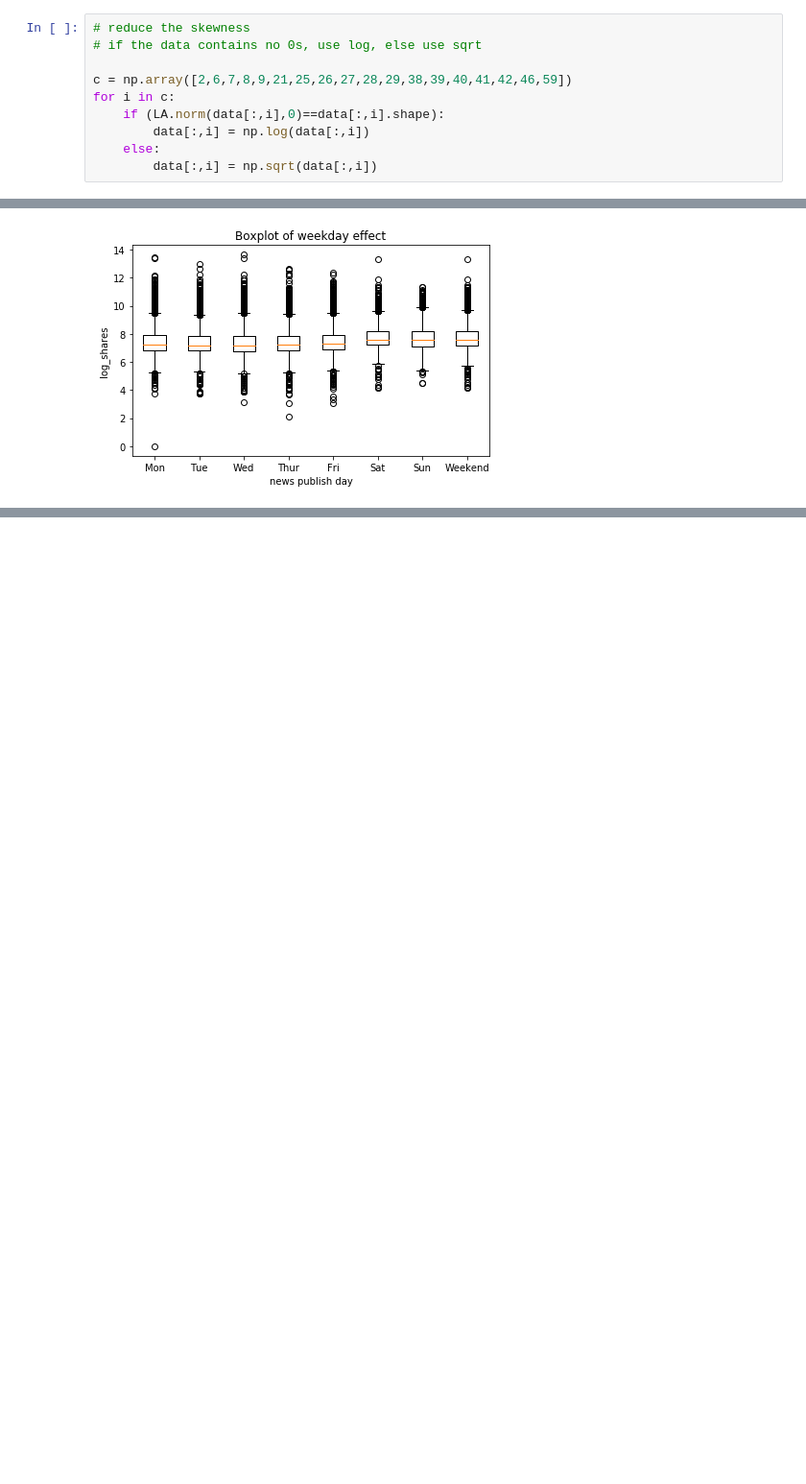
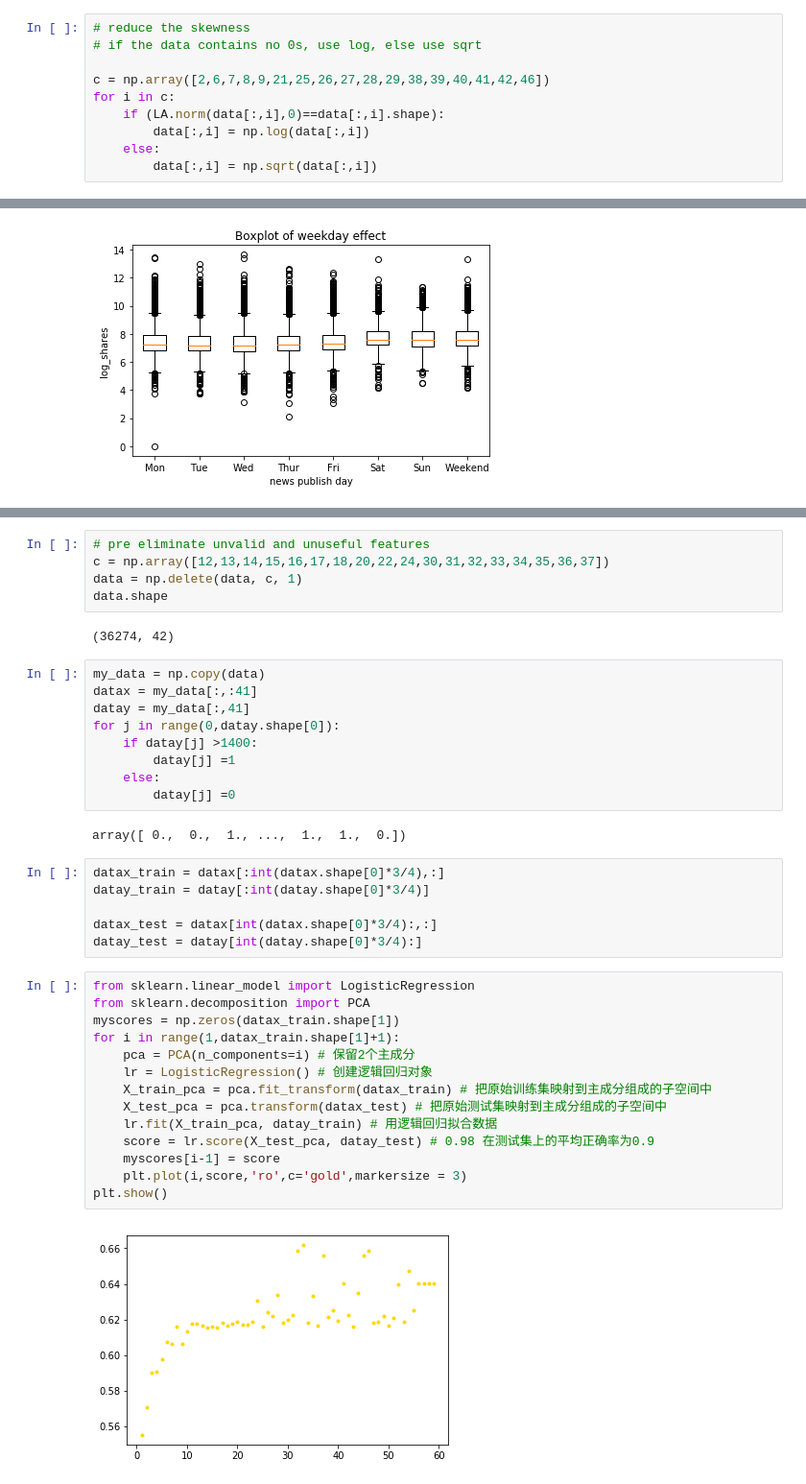
Before and after one commit to avaqi29/news-popularity-ML, a Jupyter notebook: data preprocessing/Data preprocessing.ipynb, the cells around one changed output, grey strips where cells are left out. Shown at 96% size. Saved outputs shown, nothing was run; the diff lists cells and outputs as text; blank space fills up the shorter version.

Commit message:
update logic regression

```diff
--- a/data preprocessing/Data preprocessing.ipynb
+++ b/data preprocessing/Data preprocessing.ipynb
@@ -77,7 +77,7 @@ data.shape
 # reduce the skewness
 # if the data contains no 0s, use log, else use sqrt
 
-c = np.array([2,6,7,8,9,21,25,26,27,28,29,38,39,40,41,42,46,59])
+c = np.array([2,6,7,8,9,21,25,26,27,28,29,38,39,40,41,42,46])
 for i in c:
     if (LA.norm(data[:,i],0)==data[:,i].shape):
         data[:,i] = np.log(data[:,i])
@@ -149,0 +133,40 @@ IndexError: index 12 is out of bounds for axis 1 with size 4
+# %%
+# pre eliminate unvalid and unuseful features
+c = np.array([12,13,14,15,16,17,18,20,22,24,30,31,32,33,34,35,36,37])
+data = np.delete(data, c, 1)
+data.shape
+# %% [output]
+(36274, 42)
+# %%
+my_data = np.copy(data)
+datax = my_data[:,:41]
+datay = my_data[:,41]
+for j in range(0,datay.shape[0]):
+    if datay[j] >1400:
+        datay[j] =1
+    else:
+        datay[j] =0
+# %% [output]
+array([ 0.,  0.,  1., ...,  1.,  1.,  0.])
+# %%
+datax_train = datax[:int(datax.shape[0]*3/4),:]
+datay_train = datay[:int(datay.shape[0]*3/4)]
+
+datax_test = datax[int(datax.shape[0]*3/4):,:]
+datay_test = datay[int(datay.shape[0]*3/4):]
+# %%
+from sklearn.linear_model import LogisticRegression
+from sklearn.decomposition import PCA
+myscores = np.zeros(datax_train.shape[1])
+for i in range(1,datax_train.shape[1]+1):
+    pca = PCA(n_components=i) # 保留2个主成分
+    lr = LogisticRegression() # 创建逻辑回归对象
+    X_train_pca = pca.fit_transform(datax_train) # 把原始训练集映射到主成分组成的子空间中
+    X_test_pca = pca.transform(datax_test) # 把原始测试集映射到主成分组成的子空间中
+    lr.fit(X_train_pca, datay_train) # 用逻辑回归拟合数据
+    score = lr.score(X_test_pca, datay_test) # 0.98 在测试集上的平均正确率为0.9
+    myscores[i-1] = score
+    plt.plot(i,score,'ro',c='gold',markersize = 3)
+plt.show()
+# %% [output]
+[figure, added]
```
Also changed, not shown: parts of 7 cells of this notebook.
